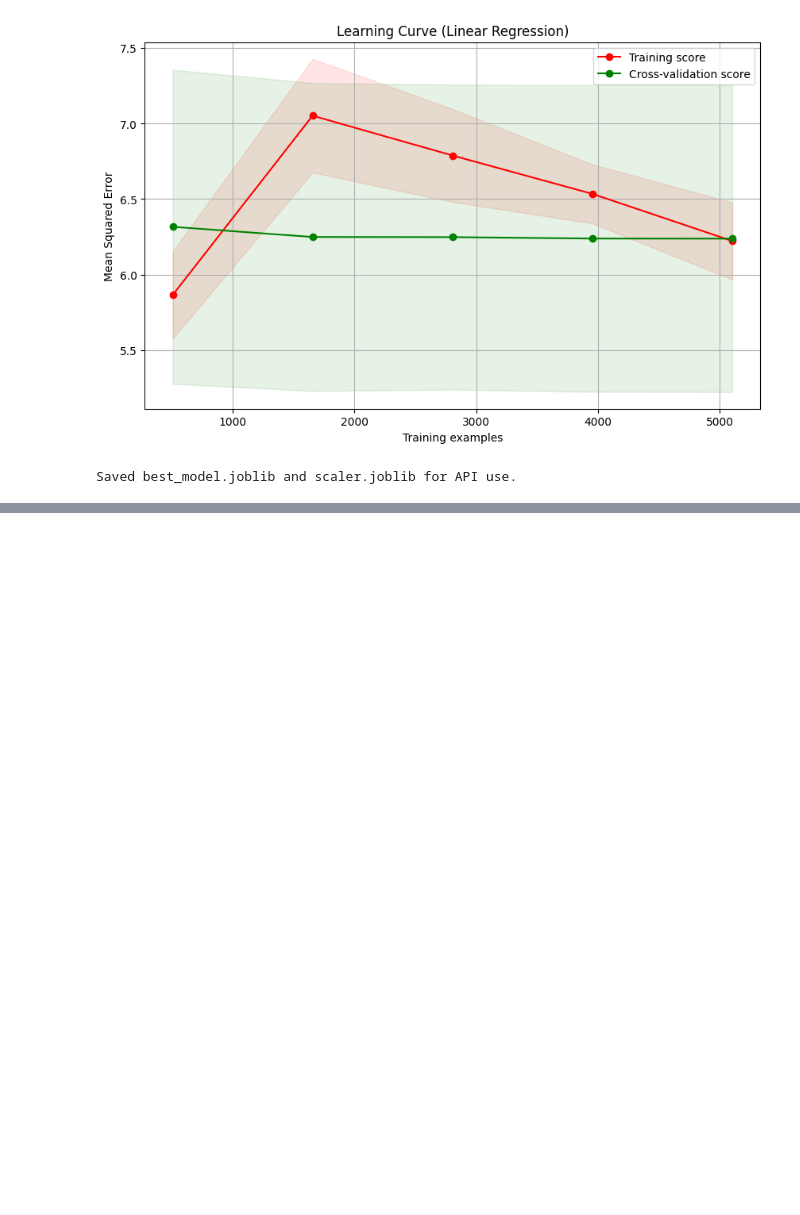
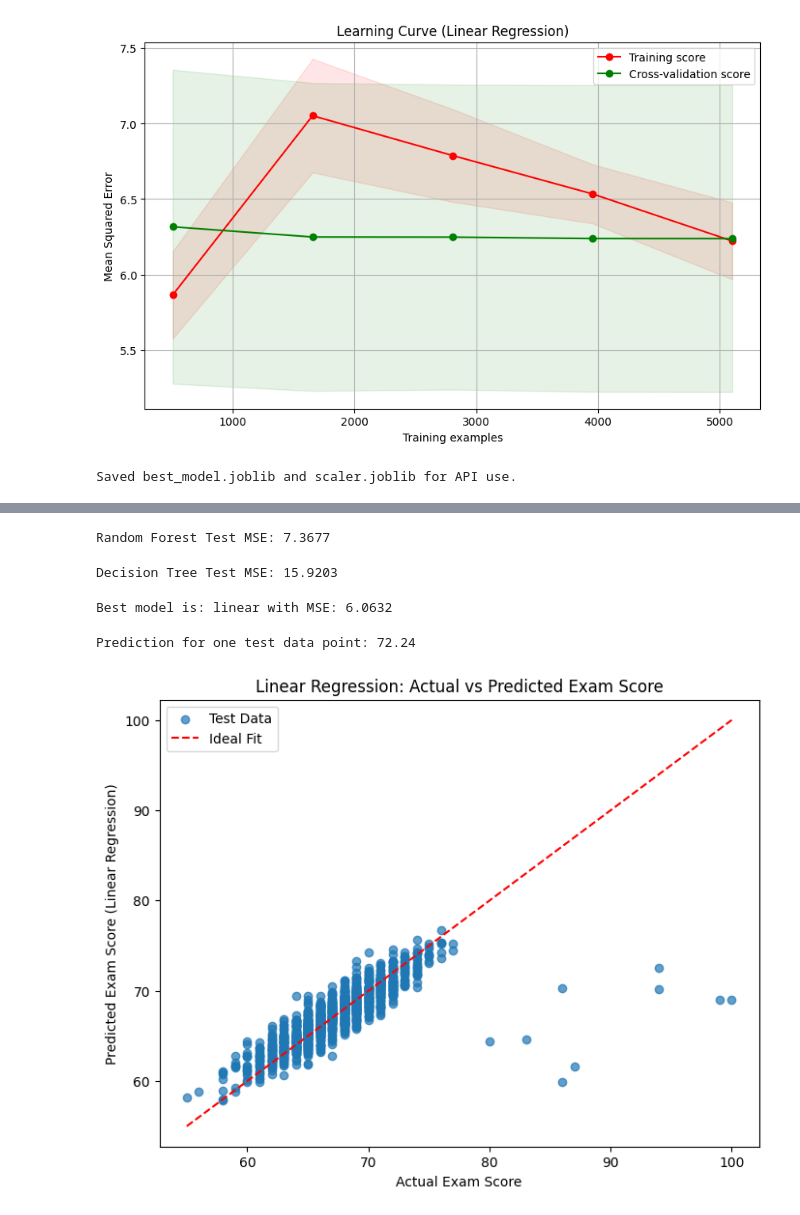
Before and after one commit to IrutingaboRaissa/scorepredictor, a Jupyter notebook: EngageMetrics.ipynb, the cells around one changed output, grey strips where cells are left out. Drawn from its saved outputs; the diff is of its cells as text; code cells hidden in the pictures; blank space fills up the shorter version.

```diff
--- a/EngageMetrics.ipynb
+++ b/EngageMetrics.ipynb
@@ -238,13 +298,20 @@ if 'Parental_Involvement' in X.columns and X['Parental_Involvement'].dtype == 'o
 # Split data
 X_train, X_test, y_train, y_test = train_test_split(X, y, test_size=0.2, random_state=42)
 
+# Impute missing values in features before scaling
+from sklearn.impute import SimpleImputer
+imputer = SimpleImputer(strategy='mean')
+X_train_imputed = imputer.fit_transform(X_train)
+X_test_imputed = imputer.transform(X_test)
+
 # Standardize features for model training and saving scaler
 scaler = StandardScaler()
-X_train_scaled = scaler.fit_transform(X_train)
-X_test_scaled = scaler.transform(X_test)
+X_train_scaled = scaler.fit_transform(X_train_imputed)
+X_test_scaled = scaler.transform(X_test_imputed)
 
-# Save scaler for API use
+# Save scaler and imputer for API use if needed
 joblib.dump(scaler, 'scaler.joblib')
+joblib.dump(imputer, 'imputer.joblib')
 
 # Define the learning curve plotting function
 def plot_learning_curve(estimator, title, X, y, ylim=None, cv=None,
@@ -302,3 +369,10 @@ joblib.dump(best_model, 'best_model.joblib')
 print('Saved best_model.joblib and scaler.joblib for API use.')
 # %% [output]
 Saved best_model.joblib and scaler.joblib for API use.
+# %%
+# 1. Create Linear Regression Model
+linear_model = LinearRegression()
+linear_model.fit(X_train_scaled, y_train)
+linear_pred = linear_model.predict(X_test_scaled)
+linear_mse = mean_squared_error(y_test, linear_pred)
+print(f'Linear Regression Test MSE: {linear_mse:.4f}')
@@ -304,0 +381,59 @@ Saved best_model.joblib and scaler.joblib for API use.
+# %%
+# 2. Create Random Forest Model
+rf_model = RandomForestRegressor(n_estimators=100, random_state=42)
+rf_model.fit(X_train_scaled, y_train)
+rf_pred = rf_model.predict(X_test_scaled)
+rf_mse = mean_squared_error(y_test, rf_pred)
+print(f'Random Forest Test MSE: {rf_mse:.4f}')
+# %% [output]
+Random Forest Test MSE: 7.3677
+# %%
+# 3. Create Decision Tree Model
+dt_model = DecisionTreeRegressor(random_state=42)
+dt_model.fit(X_train_scaled, y_train)
+dt_pred = dt_model.predict(X_test_scaled)
+dt_mse = mean_squared_error(y_test, dt_pred)
+print(f'Decision Tree Test MSE: {dt_mse:.4f}')
+# %% [output]
+Decision Tree Test MSE: 15.9203
+# %%
+# 4. Save the model with the least loss (lowest test MSE)
+mse_dict = {
+    'linear': linear_mse,
+    'random_forest': rf_mse,
+    'decision_tree': dt_mse
+}
+best_model_name = min(mse_dict, key=mse_dict.get)
+print(f'Best model is: {best_model_name} with MSE: {mse_dict[best_model_name]:.4f}')
+if best_model_name == 'linear':
+    joblib.dump(linear_model, 'best_model.joblib')
+elif best_model_name == 'random_forest':
+    joblib.dump(rf_model, 'best_model.joblib')
+else:
+    joblib.dump(dt_model, 'best_model.joblib')
+# %% [output]
+Best model is: linear with MSE: 6.0632
+# %%
+# 5. Make prediction on one data point in the test data
+one_test_point = X_test_scaled[0].reshape(1, -1)
+if best_model_name == 'linear':
+    single_pred = linear_model.predict(one_test_point)[0]
+elif best_model_name == 'random_forest':
+    single_pred = rf_model.predict(one_test_point)[0]
+else:
+    single_pred = dt_model.predict(one_test_point)[0]
+print(f'Prediction for one test data point: {single_pred:.2f}')
+# %% [output]
+Prediction for one test data point: 72.24
+# %%
+# 6. Draw scatter plot of the final linear line that fits the dataset after training the linear regression model
+plt.figure(figsize=(8,6))
+plt.scatter(y_test, linear_pred, alpha=0.7, label='Test Data')
+plt.plot([y_test.min(), y_test.max()], [y_test.min(), y_test.max()], 'r--', label='Ideal Fit')
+plt.xlabel('Actual Exam Score')
+plt.ylabel('Predicted Exam Score (Linear Regression)')
+plt.title('Linear Regression: Actual vs Predicted Exam Score')
+plt.legend()
+plt.show()
+# %% [output]
+[figure, added]
```
Also changed, not shown: parts of 13 cells of this notebook, 3 other files.
